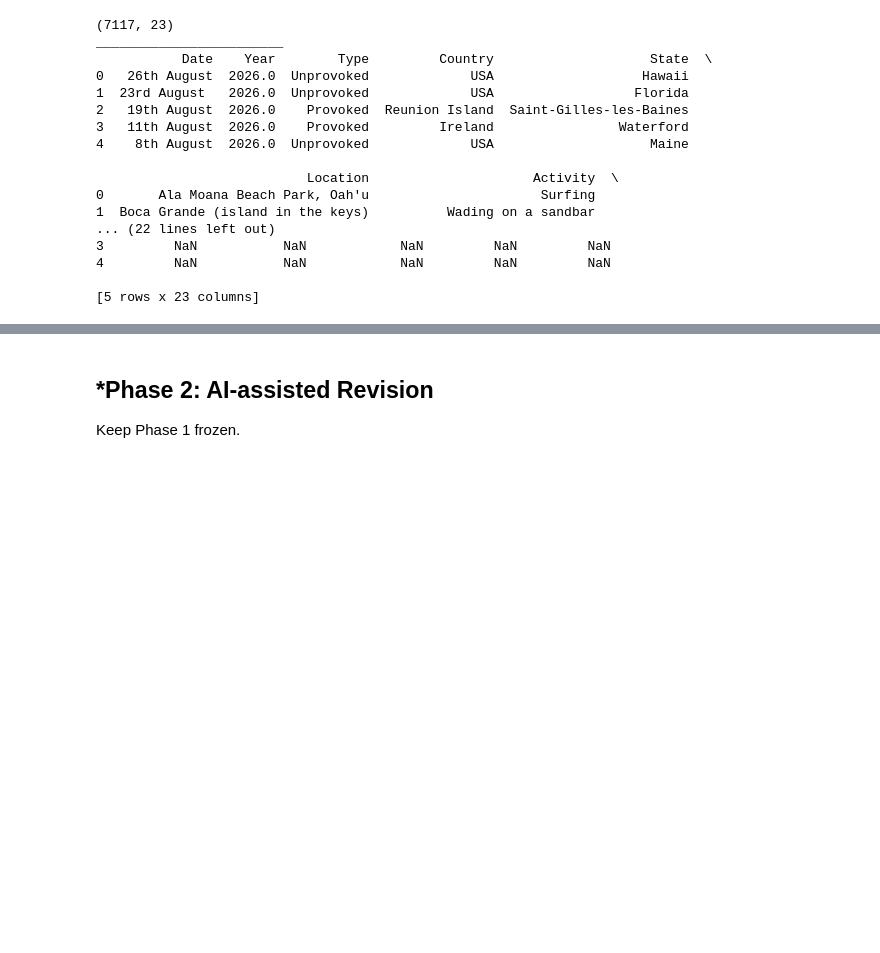
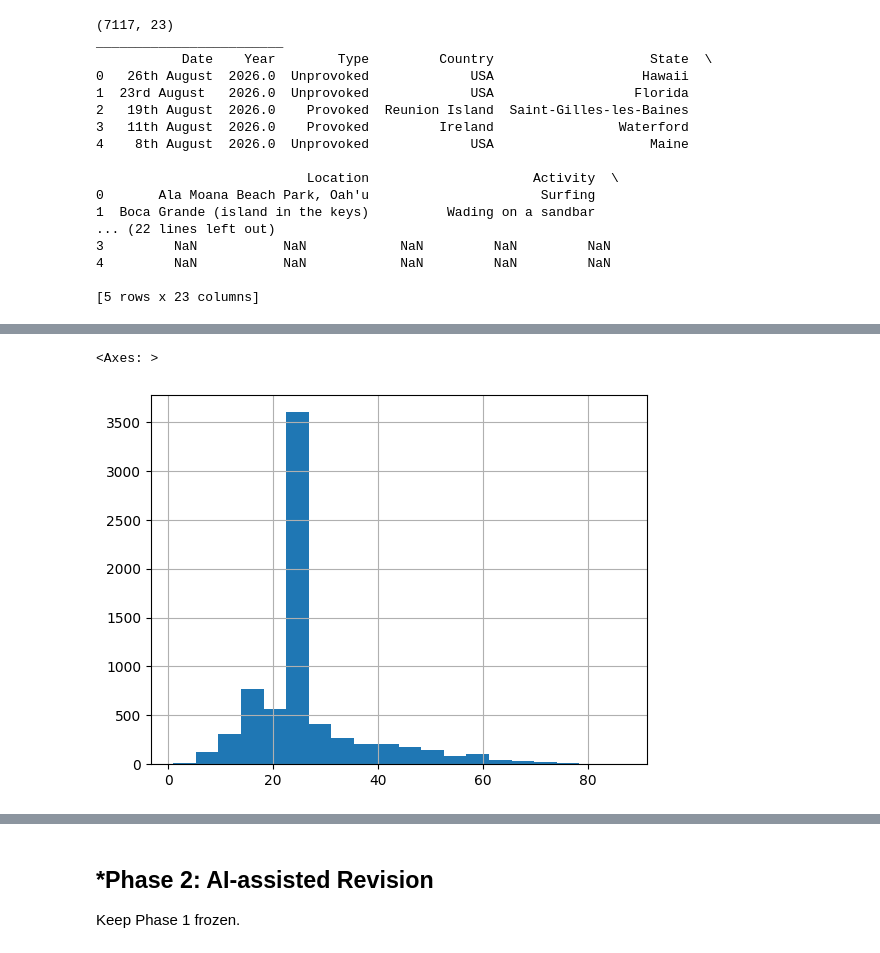
Before and after one commit to petercao135/A01-data-wrangling, a Jupyter notebook: notebook.ipynb, the cells around one changed output, grey strips where cells are left out. Drawn from its saved outputs; the diff is of its cells as text; code cells hidden in the pictures; blank space fills up the shorter version.

```diff
--- a/notebook.ipynb
+++ b/notebook.ipynb
@@ -256,0 +344,3 @@ ________________________
+# %%
+df3['Age_clean'] = pd.to_numeric(df3['Age'], errors='coerce')
+print(df3['Age_clean'].describe())
@@ -256,0 +357,8 @@ ________________________
+# %%
+age_median = df3['Age_clean'].median()
+df3['Age_clean'] = df3['Age_clean'].fillna(age_median)
+
+df3['Age_clean'].hist(bins=20)
+# %% [output]
+<Axes: >
+[figure, added]
```
Also changed, not shown: parts of 18 cells of this notebook.
